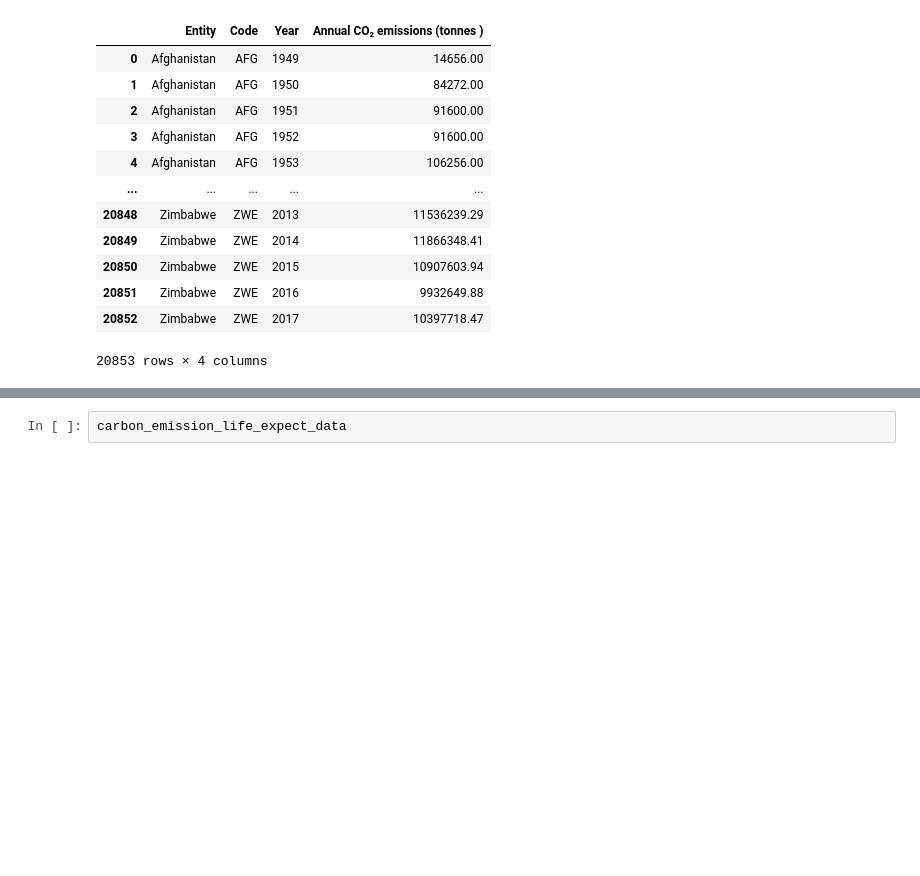
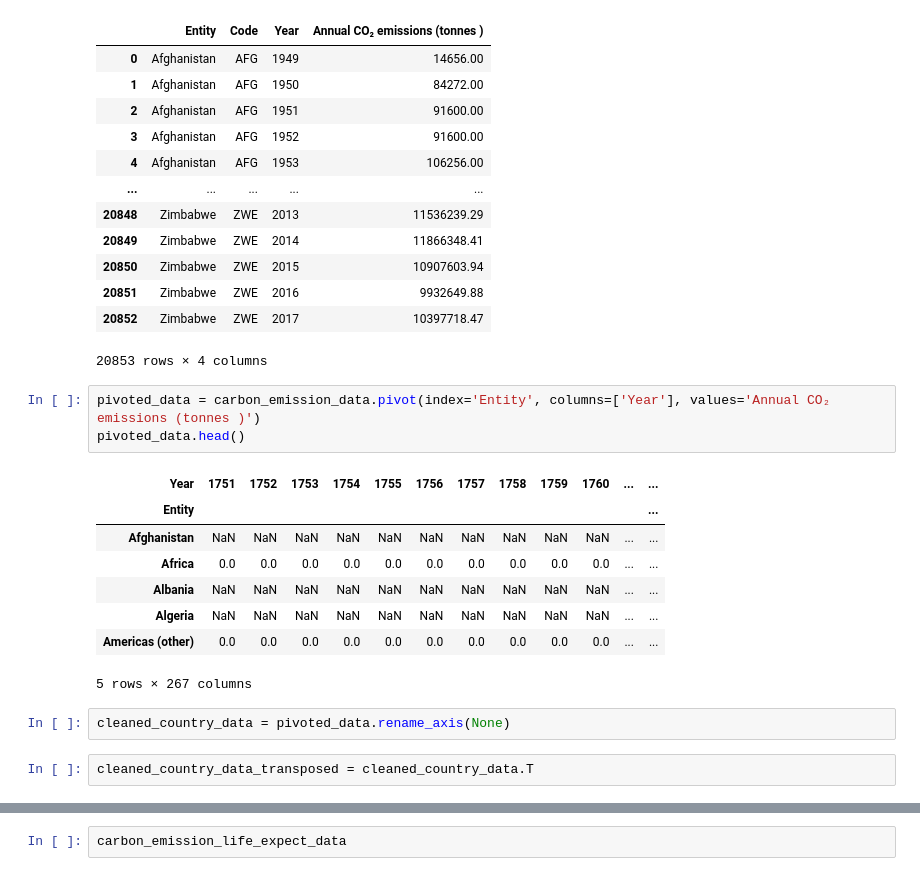
Before and after one commit to francofin/ESG_by_industry_country, a Jupyter notebook: CO2 and GHG Statistics By Country and Industry.ipynb, the cells around one changed output, grey strips where cells are left out. Cells and saved outputs as stored; diff of their text form; blank space fills up the shorter version.

```diff
--- a/CO2 and GHG Statistics By Country and Industry.ipynb
+++ b/CO2 and GHG Statistics By Country and Industry.ipynb
@@ -144,3 +148,19 @@ carbon_emission_data
 | 20851 | Zimbabwe | ZWE | 2016 | 9932649.88 |
 | 20852 | Zimbabwe | ZWE | 2017 | 10397718.47 |
 20853 rows × 4 columns
+# %%
+pivoted_data = carbon_emission_data.pivot(index='Entity', columns=['Year'], values='Annual CO₂ emissions (tonnes )')
+pivoted_data.head()
+# %% [output]
+| Year | 1751 | 1752 | 1753 | 1754 | 1755 | 1756 | 1757 | 1758 | 1759 | 1760 | ... | ... |
+| Entity |  |  |  |  |  |  |  |  |  |  |  | ... |
+| Afghanistan | NaN | NaN | NaN | NaN | NaN | NaN | NaN | NaN | NaN | NaN | ... | ... |
+| Africa | 0.0 | 0.0 | 0.0 | 0.0 | 0.0 | 0.0 | 0.0 | 0.0 | 0.0 | 0.0 | ... | ... |
+| Albania | NaN | NaN | NaN | NaN | NaN | NaN | NaN | NaN | NaN | NaN | ... | ... |
+| Algeria | NaN | NaN | NaN | NaN | NaN | NaN | NaN | NaN | NaN | NaN | ... | ... |
+| Americas (other) | 0.0 | 0.0 | 0.0 | 0.0 | 0.0 | 0.0 | 0.0 | 0.0 | 0.0 | 0.0 | ... | ... |
+5 rows × 267 columns
+# %%
+cleaned_country_data = pivoted_data.rename_axis(None)
+# %%
+cleaned_country_data_transposed = cleaned_country_data.T
```
Also changed, not shown: parts of 37 cells of this notebook.
